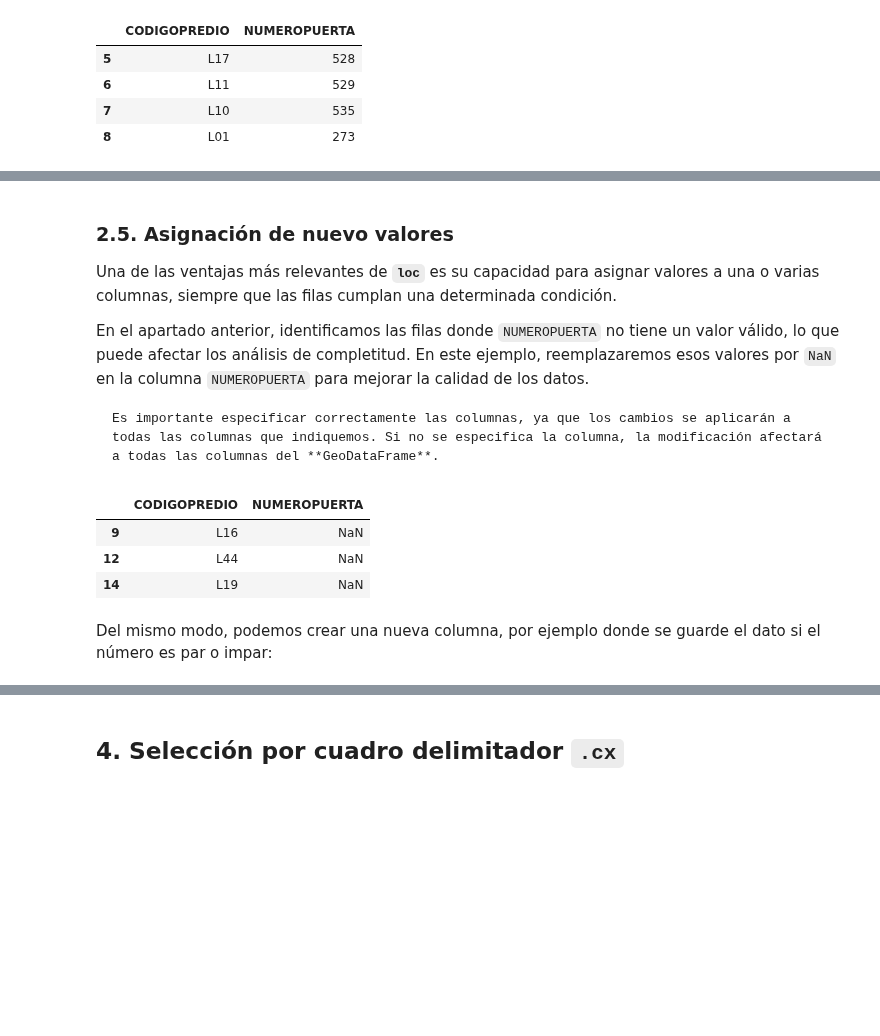
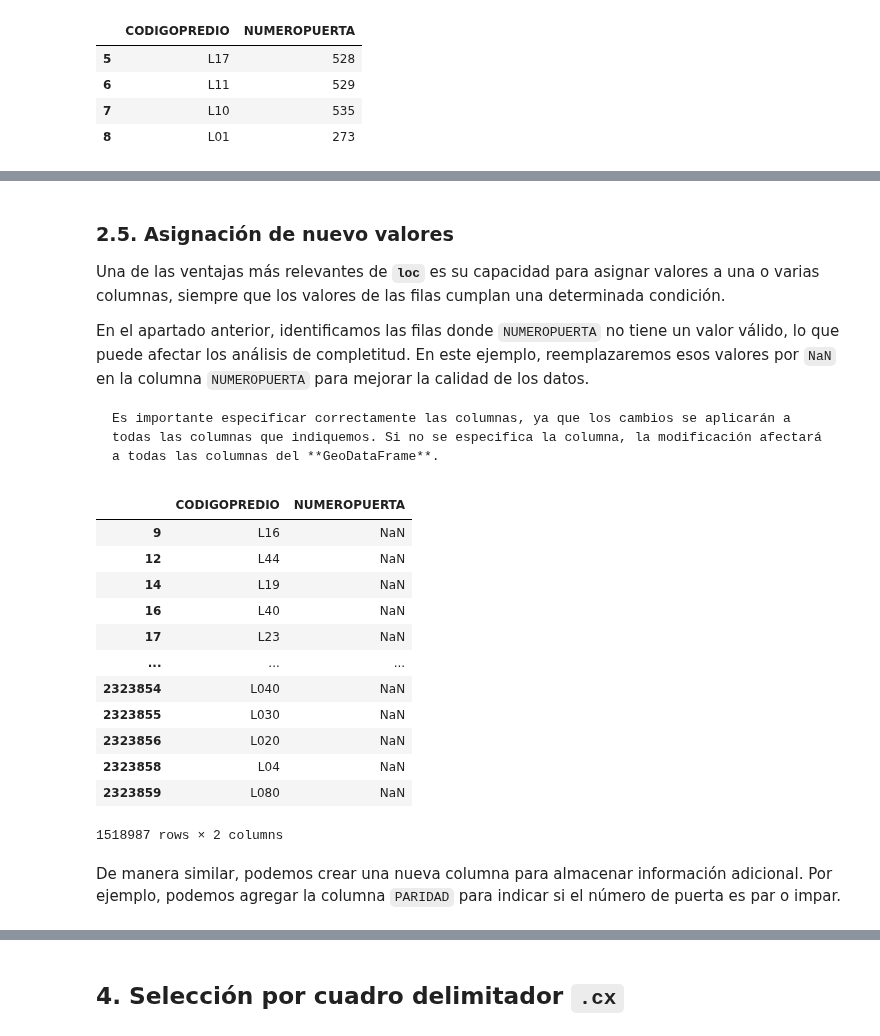
Before and after one commit to chlopezgis/book-geopython, a Jupyter notebook: _sources/indexing_selecting.ipynb, the cells around one changed output, grey strips where cells are left out. Cells and saved outputs as stored; diff of their text form; code cells hidden in the pictures; blank space fills up the shorter version.

```diff
--- a/_sources/indexing_selecting.ipynb
+++ b/_sources/indexing_selecting.ipynb
@@ -271,7 +361,7 @@ En el siguiente apartado, aplicaremos esta limpieza asignando valores a una colu
 # %% [markdown]
 ### **2.5. Asignación de nuevo valores**
 
-Una de las ventajas más relevantes de **`loc`** es su capacidad para asignar valores a una o varias columnas, siempre que las filas cumplan una determinada condición.
+Una de las ventajas más relevantes de **`loc`** es su capacidad para asignar valores a una o varias columnas, siempre que los valores de las filas cumplan una determinada condición.
 
 En el apartado anterior, identificamos las filas donde `NUMEROPUERTA` no tiene un valor válido, lo que puede afectar los análisis de completitud. En este ejemplo, reemplazaremos esos valores por `NaN` en la columna `NUMEROPUERTA` para mejorar la calidad de los datos.
 
@@ -281,16 +371,25 @@ Es importante especificar correctamente las columnas, ya que los cambios se apli
 # %%
 # Reemplazando los NUMEROPUERTA sin nombre por NaN
 puertas.loc[puertas.NUMEROPUERTA == 'S/N', 'NUMEROPUERTA'] = np.nan
 
 # Verificando
-puertas.loc[puertas.NUMEROPUERTA.isna(), ['CODIGOPREDIO','NUMEROPUERTA']].head(3)
+puertas.loc[puertas.NUMEROPUERTA.isna(), ['CODIGOPREDIO','NUMEROPUERTA']]
 # %% [output]
 |  | CODIGOPREDIO | NUMEROPUERTA |
 | 9 | L16 | NaN |
 | 12 | L44 | NaN |
 | 14 | L19 | NaN |
+| 16 | L40 | NaN |
+| 17 | L23 | NaN |
+| ... | ... | ... |
+| 2323854 | L040 | NaN |
+| 2323855 | L030 | NaN |
+| 2323856 | L020 | NaN |
+| 2323858 | L04 | NaN |
+| 2323859 | L080 | NaN |
+1518987 rows × 2 columns
 # %% [markdown]
-Del mismo modo, podemos crear una nueva columna, por ejemplo donde se guarde el dato si el número es par o impar:
+De manera similar, podemos crear una nueva columna para almacenar información adicional. Por ejemplo, podemos agregar la columna `PARIDAD` para indicar si el número de puerta es par o impar.
 # %%
 # Condicion para evaluar puertas pares
 conPares = puertas.NUMEROPUERTA.str.extract(r"(\d+)")[0].str[-1]\
```
Also changed, not shown: parts of 36 cells of this notebook, 2 other files.
